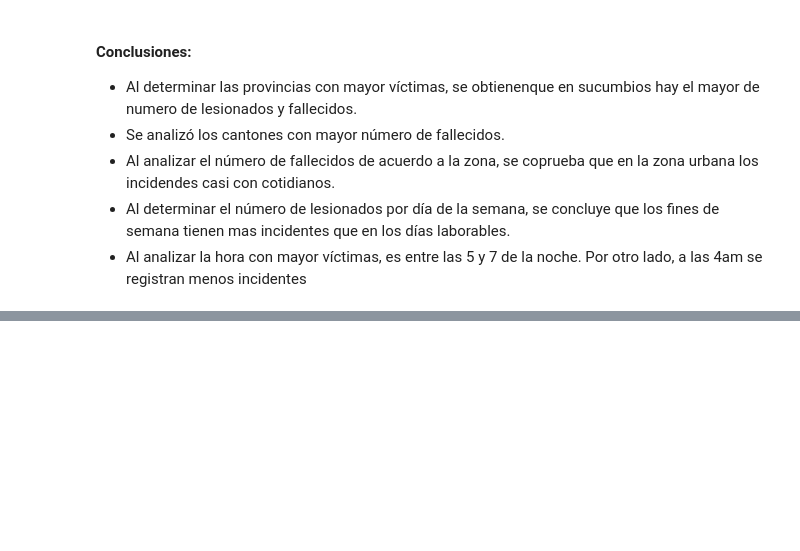
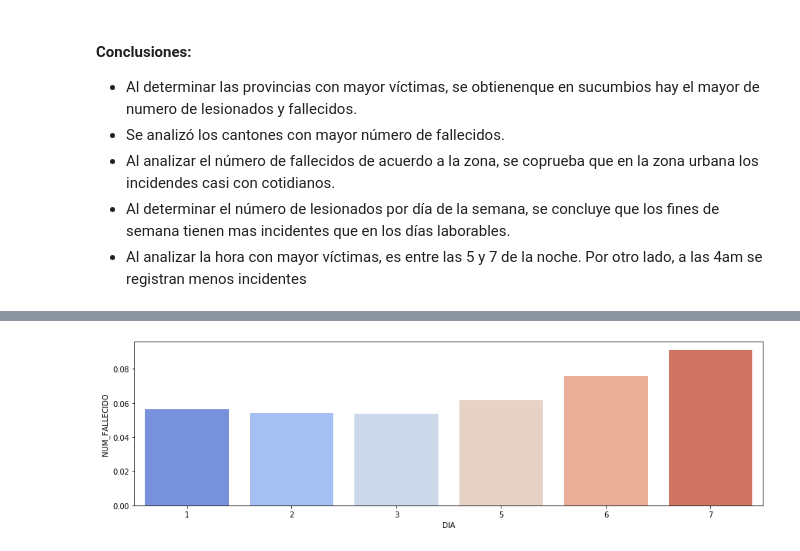
Before and after one commit to 2019-B-GR1-Python/py-pachacama-simba-a-pamela-abigail, a Jupyter notebook: proyecto-individual/proyecto.ipynb, the cells around one changed output, grey strips where cells are left out. Cells and saved outputs as stored; diff of their text form; code cells hidden in the pictures; blank space fills up the shorter version.

```diff
--- a/proyecto-individual/proyecto.ipynb
+++ b/proyecto-individual/proyecto.ipynb
@@ -146,0 +167,6 @@ plt.show()
+# %%
+data_accident_trns=data.loc[:,'NUM_FALLECIDO'].groupby(data.loc[:,'DIA']).mean().sort_values(ascending=False)
+f,ax = plt.subplots(1,1,figsize=(15,4))
+ax = sns.barplot(data_accident_trns.head(6).index,data_accident_trns.head(6),palette='coolwarm')
+# %% [output]
+[figure, added]
```
Also changed, not shown: parts of 3 cells of this notebook.
